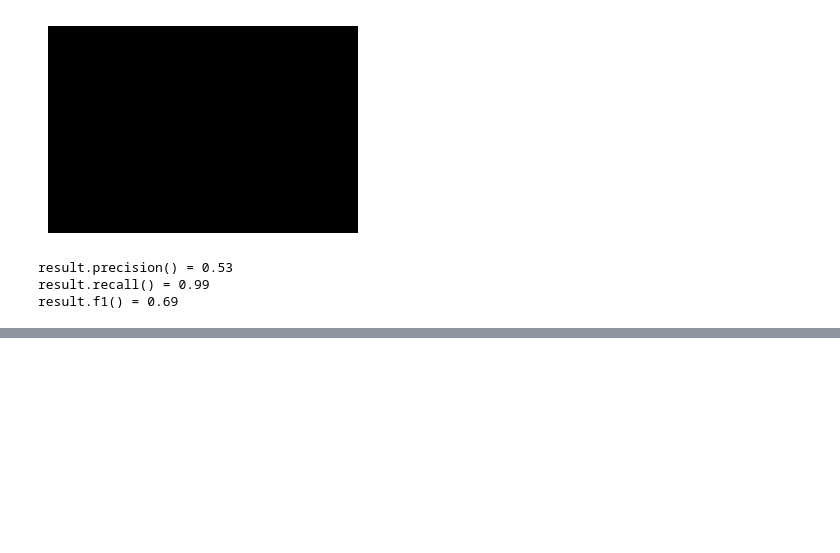
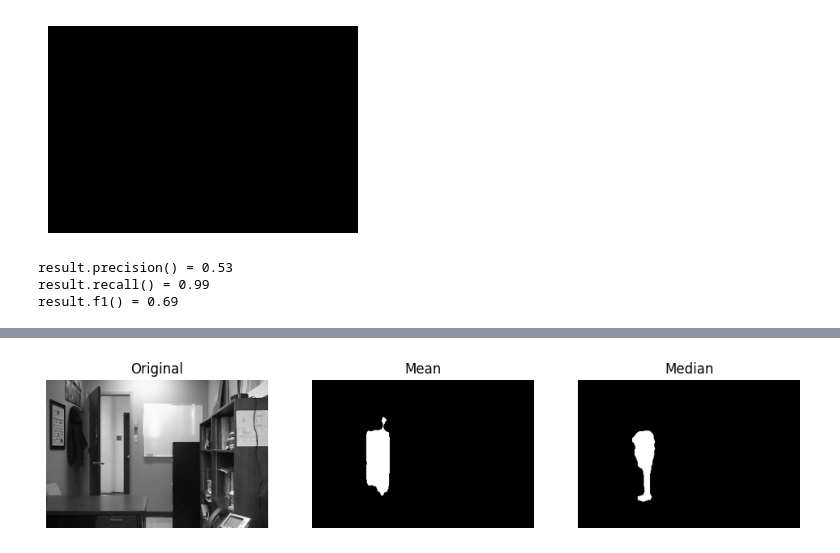
Before and after one commit to marcinwolder/zaawansowane-algorytmy-wizyjne, a Jupyter notebook: lab03/lab03.ipynb, the cells around one changed output, grey strips where cells are left out. Saved outputs shown, nothing was run; the diff lists cells and outputs as text; code cells hidden in the pictures; blank space fills up the shorter version.

```diff
--- a/lab03/lab03.ipynb
+++ b/lab03/lab03.ipynb
@@ -182,11 +230,25 @@ result.precision() = 0.53
 result.recall() = 0.99
 result.f1() = 0.69
 # %%
-def pipeline_3_1(dataset: DataSet):
+def pipeline_3_1(dataset: DataSet) -> tuple[Sequence[MatLike], ...]:
     dataset_start, dataset_stop = load_roi(dataset)
     dataset_sequence = load_img_sequence(dataset, cv2.IMREAD_GRAYSCALE)
     dataset_sequence = dataset_sequence[dataset_start: dataset_stop+1]
     dataset_groundtruth = load_img_sequence_results(dataset)
     dataset_groundtruth = dataset_groundtruth[dataset_start: dataset_stop+1]
 
-    mean()
+    dataset_mean_result = bufor_method(dataset_sequence)
+    dataset_median_result = bufor_method(dataset_sequence, func=partial(np.median, axis=0))
+
+    mean_metrics = Metrics.compare_sequences(dataset_mean_result, dataset_groundtruth)
+    median_metrics = Metrics.compare_sequences(dataset_median_result, dataset_groundtruth)
+
+    for method, metrics in zip(("Mean", "Median",), (mean_metrics, median_metrics,), strict=True):
+        print(f"Results for {method}")
+        print(f"\t {metrics.precision() = :.2f}")
+        print(f"\t {metrics.recall() = :.2f}")
+        print(f"\t {metrics.f1() = :.2f}")
+
+    return (dataset_sequence, dataset_mean_result, dataset_median_result)
+# %%
+results = pipeline_3_1(DataSet.OFFICE)
@@ -192,0 +264,4 @@ def pipeline_3_1(dataset: DataSet):
+# %%
+show_sequence(results, 'gray', 1/250, titles=("Original", "Mean", "Median",))
+# %% [output]
+[figure, added]
```
Also changed, not shown: parts of 6 cells of this notebook.
